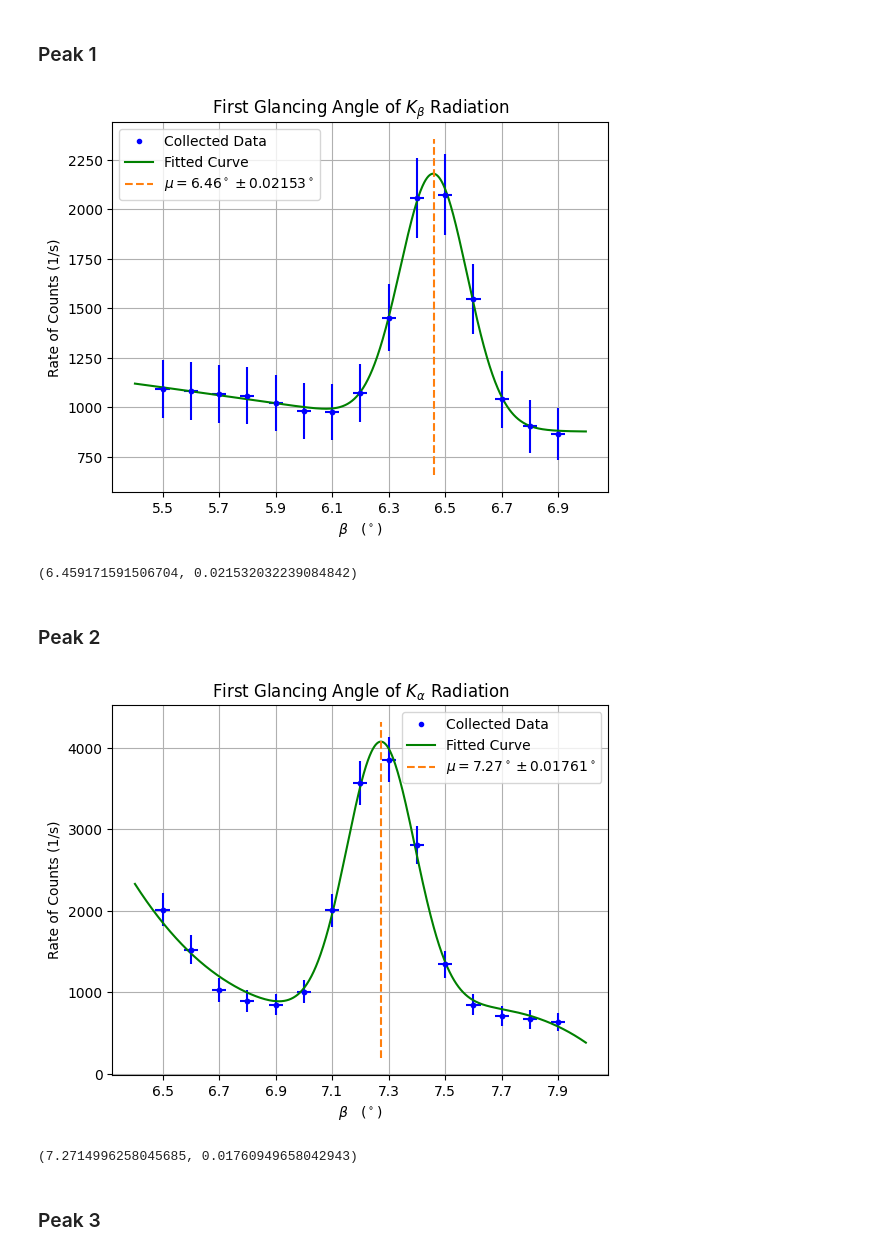
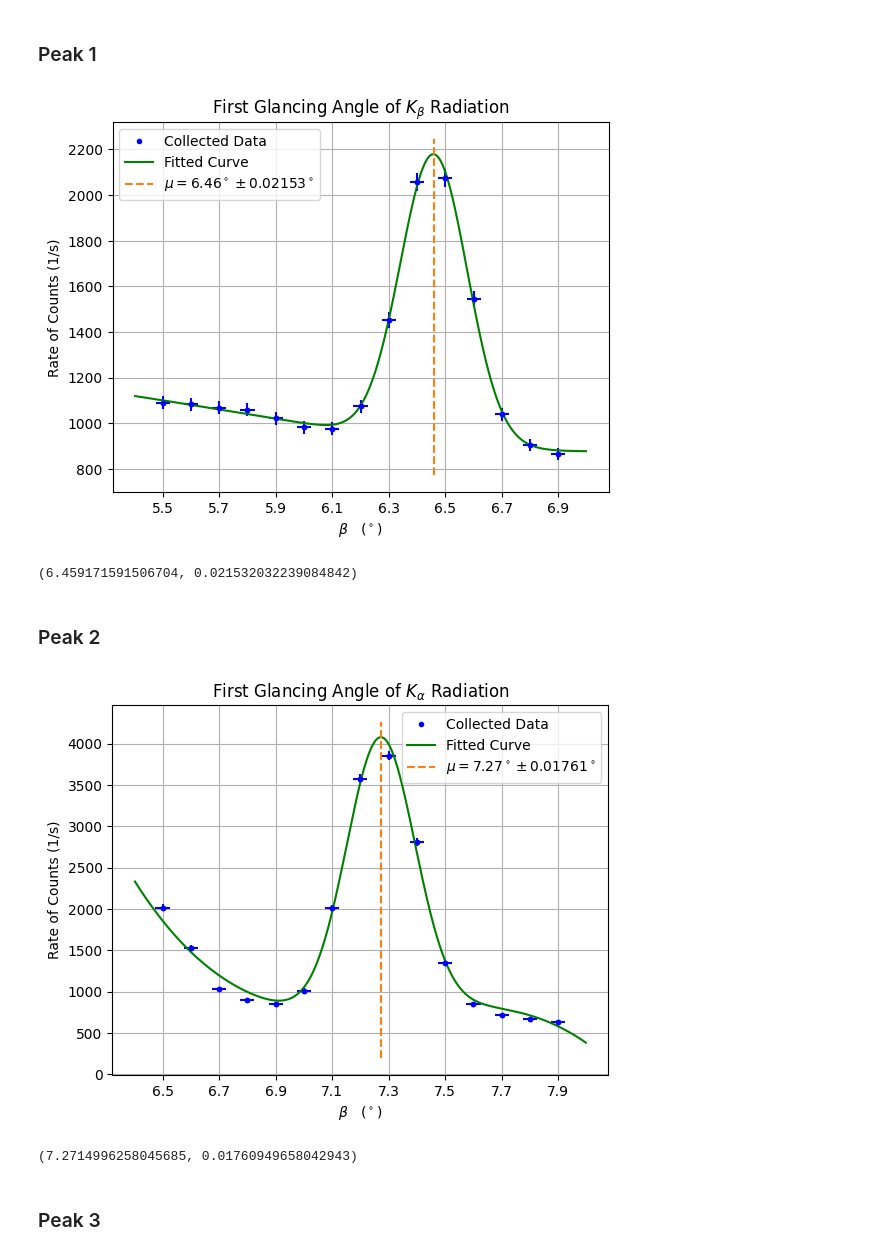
Before and after one commit to KaleStahl/PHYS-506---Advanced-Lab, a Jupyter notebook: Lab 1 - X-Ray Diffraction/Data/X-ray Data Analysis.ipynb, the cells around one changed output. Saved outputs shown, nothing was run; the diff lists cells and outputs as text; code cells hidden in the pictures.

Commit message:
fixed error bars

```diff
--- a/Lab 1 - X-Ray Diffraction/Data/X-ray Data Analysis.ipynb
+++ b/Lab 1 - X-Ray Diffraction/Data/X-ray Data Analysis.ipynb
@@ -72,7 +72,7 @@ def findPeakCenter(angle, rate, peakBounds, peakNumber = 0, peakTitle = "", noPl
     ## Creates Plot
     delta_mu = printChSq(angle, rate, peakBounds)
     plt.plot(angle, rate, "b.", label = "Collected Data")
-    plt.errorbar(angle, rate,fmt = "b.", yerr = rate_uncertainty, xerr = .025)
+    plt.errorbar(angle, rate,fmt = "b.", yerr = rate_uncertainty/5, xerr = .025)
     xmin, xmax = plt.gca().get_xlim()
     angle_range = np.linspace(xmin, xmax, 1000)
     plt.plot(angle_range, fitPeak(angle_range, *peakParams), "g-", label = "Fitted Curve")
@@ -112,15 +112,17 @@ def printChSq(angle, rate, peakBounds):
 # %%
 data1 = pandas.read_csv('Peak 1.csv')
 
 angle1 = np.array(data1['angle'])
 angle1 = angle1[:-6]
 
+
 rate1 = np.array(data1['rate'])
+rate1= rate1
 rate1 = rate1[:-6]
 
 findPeakCenter(angle1, rate1, [6.1, 6.8], 1, r"First Glancing Angle of $K_\beta$ Radiation")
 # %% [output]
-[figure, old version]
+[figure, new version]
 (6.459171591506704, 0.021532032239084842)
 # %% [markdown]
 ### Peak 2
@@ -135,7 +137,7 @@ rate2 = rate2[:-6]
 
 print(findPeakCenter(angle2, rate2, [7.0, 7.6], 2, r"First Glancing Angle of $K_\alpha$ Radiation"))
 # %% [output]
-[figure, old version]
+[figure, new version]
 (7.2714996258045685, 0.01760949658042943)
 # %% [markdown]
 ### Peak 3
```
Also changed, not shown: parts of 4 cells of this notebook, 11 other files.
